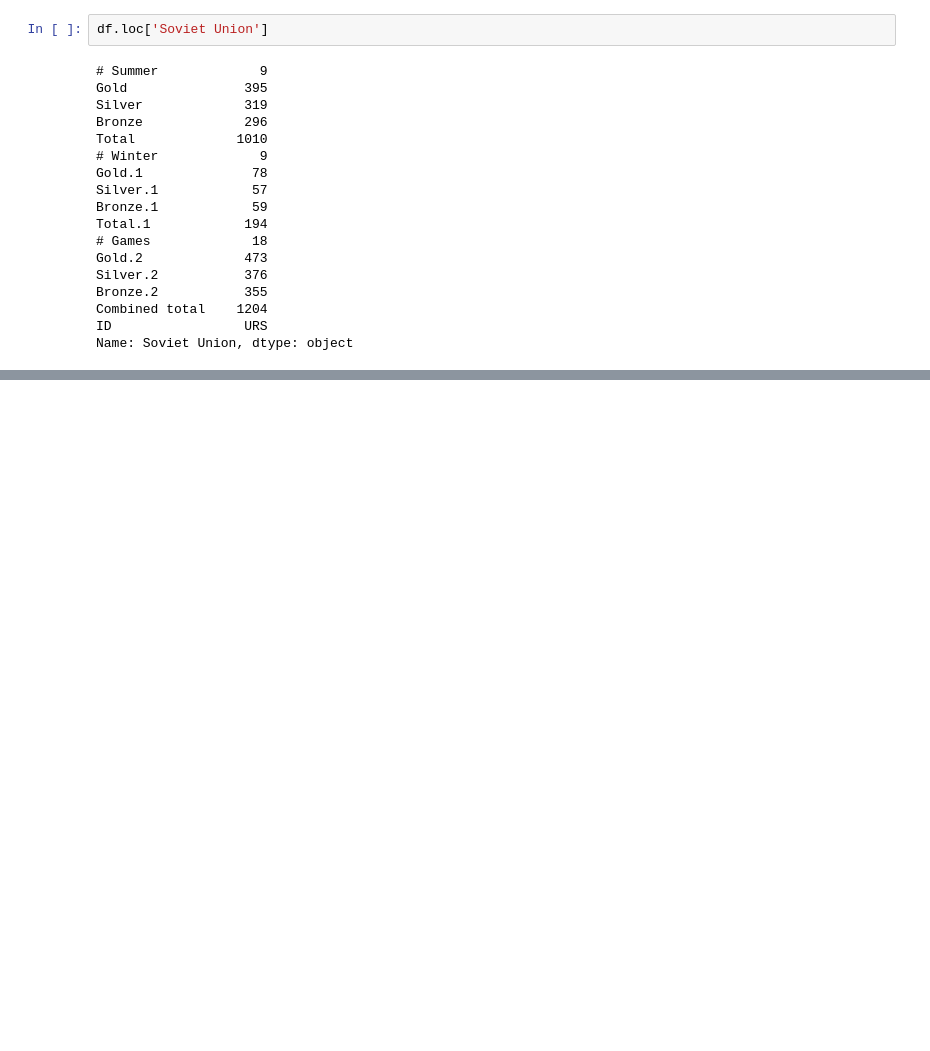
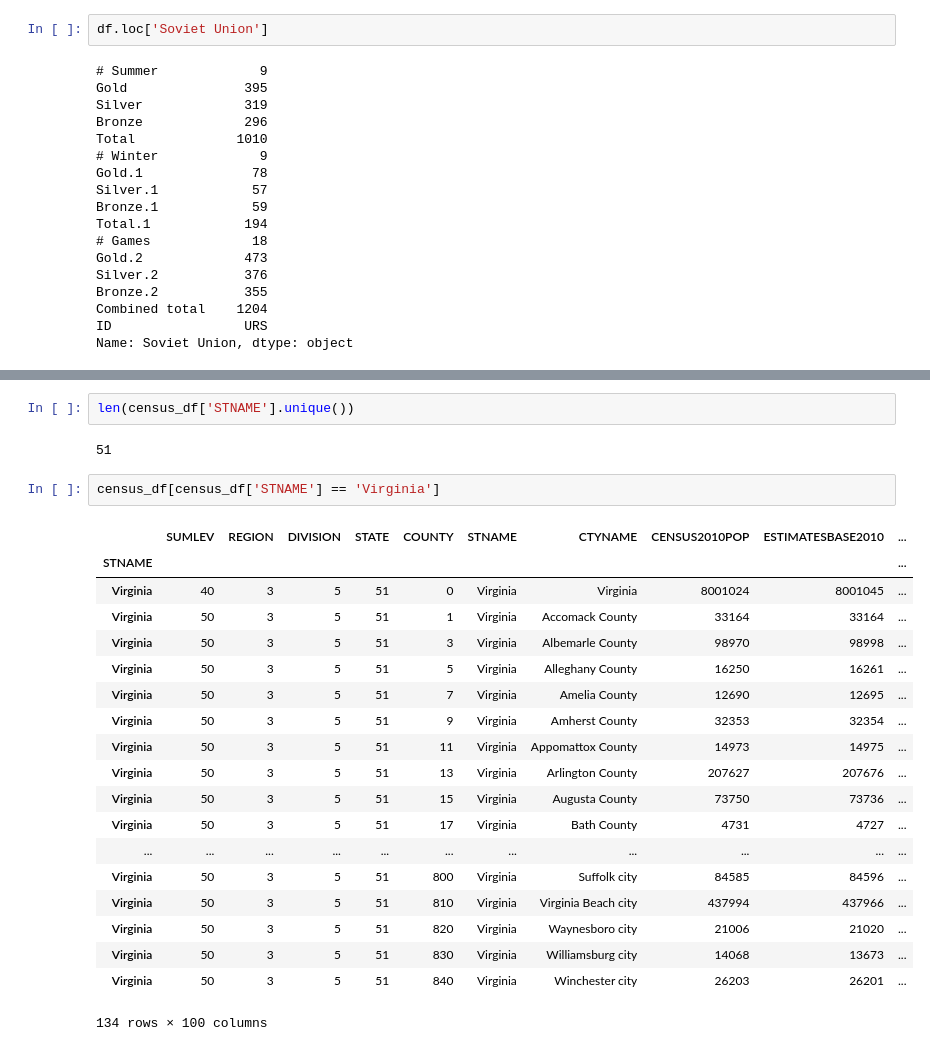
Before and after one commit to Dea10/Coursera-UM-DS, a Jupyter notebook: W2/Assigment 2 + ejercicios.ipynb, the cells around one changed output, grey strips where cells are left out. Drawn from its saved outputs; the diff is of its cells as text; blank space fills up the shorter version.

Commit message:
ejercicios con census.csv

```diff
--- a/W2/Assigment 2 + ejercicios.ipynb
+++ b/W2/Assigment 2 + ejercicios.ipynb
@@ -408,0 +427,26 @@ Name: Soviet Union, dtype: object
+# %%
+len(census_df['STNAME'].unique())
+# %% [output]
+51
+# %%
+census_df[census_df['STNAME'] == 'Virginia']
+# %% [output]
+|  | SUMLEV | REGION | DIVISION | STATE | COUNTY | STNAME | CTYNAME | CENSUS2010POP | ESTIMATESBASE2010 | ... |
+| STNAME |  |  |  |  |  |  |  |  |  | ... |
+| Virginia | 40 | 3 | 5 | 51 | 0 | Virginia | Virginia | 8001024 | 8001045 | ... |
+| Virginia | 50 | 3 | 5 | 51 | 1 | Virginia | Accomack County | 33164 | 33164 | ... |
+| Virginia | 50 | 3 | 5 | 51 | 3 | Virginia | Albemarle County | 98970 | 98998 | ... |
+| Virginia | 50 | 3 | 5 | 51 | 5 | Virginia | Alleghany County | 16250 | 16261 | ... |
+| Virginia | 50 | 3 | 5 | 51 | 7 | Virginia | Amelia County | 12690 | 12695 | ... |
+| Virginia | 50 | 3 | 5 | 51 | 9 | Virginia | Amherst County | 32353 | 32354 | ... |
+| Virginia | 50 | 3 | 5 | 51 | 11 | Virginia | Appomattox County | 14973 | 14975 | ... |
+| Virginia | 50 | 3 | 5 | 51 | 13 | Virginia | Arlington County | 207627 | 207676 | ... |
+| Virginia | 50 | 3 | 5 | 51 | 15 | Virginia | Augusta County | 73750 | 73736 | ... |
+| Virginia | 50 | 3 | 5 | 51 | 17 | Virginia | Bath County | 4731 | 4727 | ... |
+| ... | ... | ... | ... | ... | ... | ... | ... | ... | ... | ... |
+| Virginia | 50 | 3 | 5 | 51 | 800 | Virginia | Suffolk city | 84585 | 84596 | ... |
+| Virginia | 50 | 3 | 5 | 51 | 810 | Virginia | Virginia Beach city | 437994 | 437966 | ... |
+| Virginia | 50 | 3 | 5 | 51 | 820 | Virginia | Waynesboro city | 21006 | 21020 | ... |
+| Virginia | 50 | 3 | 5 | 51 | 830 | Virginia | Williamsburg city | 14068 | 13673 | ... |
+| Virginia | 50 | 3 | 5 | 51 | 840 | Virginia | Winchester city | 26203 | 26201 | ... |
+134 rows × 100 columns
```
Also changed, not shown: parts of 13 cells of this notebook, 1 other file.
